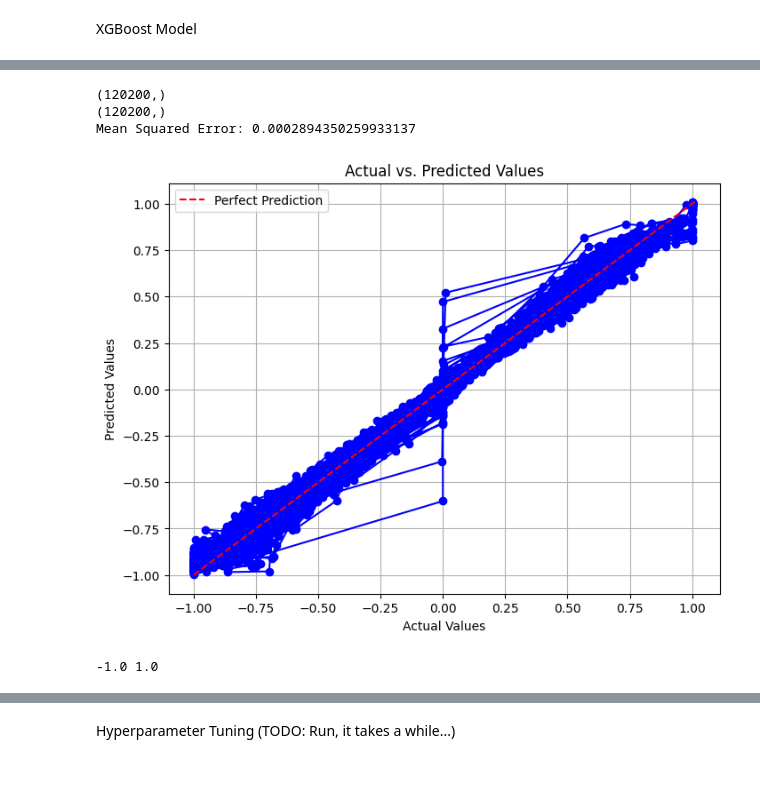
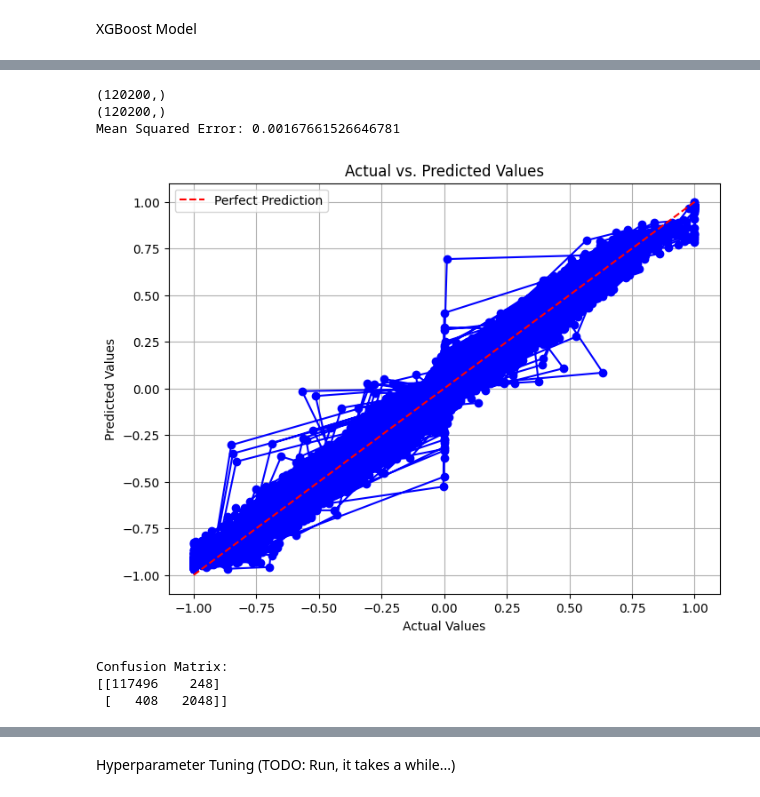
Before and after one commit to Ragdety/TorquePredictionModels, a Jupyter notebook: src/notebooks/TorquePred_XGBoost.ipynb, the cells around one changed output, grey strips where cells are left out. Cells and saved outputs as stored; diff of their text form; code cells hidden in the pictures.

```diff
--- a/notebooks/TorquePred_XGBoost.ipynb
+++ b/src/notebooks/TorquePred_XGBoost.ipynb
@@ -96,13 +89,14 @@ import logging
 
 from data.csc_data import CSCDataset
 from data.df_preprocessing import (
-  MinMaxScalerDP, CompositeDP, TorqueLagAdderDP,
-  LowPassFilterDP, FeatureAdderDP, FeatureRemoverDP
+  EMAFeatureAdderDP, CompositeDP, LagAdderDP, RollingMeanFeatureAdderDP,
+  LowPassFilterDP, FeatureAdderDP, FeatureRemoverDP, MinMaxScalerDP
 )
 from functions.constants import FEATURES
 
 DATASET_NAME = 'AUDI_Q3_2ND_GEN'
 IS_PREDICTION = False
+
 
 
 # TODO: These will be part of the training data pipeline in the actual code (not a notebook)
@@ -112,22 +106,25 @@ IS_PREDICTION = False
 train_preprocessor = CompositeDP([
     FeatureAdderDP([
         add_steering_velocity,
-        add_steering_acceleration,
-        add_rolling_torque
+        add_steering_acceleration
     ]),
-    TorqueLagAdderDP(lag=1),
-    TorqueLagAdderDP(lag=2),
-    TorqueLagAdderDP(lag=3),
+    RollingMeanFeatureAdderDP(["steerFiltered"], window=5),
+    LagAdderDP("steerFiltered", lag=1),
+    LagAdderDP("steerFiltered", lag=2),
+    LagAdderDP("steerFiltered", lag=3),
     FeatureRemoverDP(['t']),
-    FeatureRemoverDP(['steerFiltered'])
+    FeatureRemoverDP(['steerFiltered']),
+    # MinMaxScalerDP(save_path='./min_max_scaler.pkl')
 ])
+
+train_preprocessor.save()
 
 label_preprocessor = None
 
 
 dataset = CSCDataset(DATASET_NAME,
                      FEATURES,
-                     download=False,
+                     download=True,
                      train_preprocessor=train_preprocessor,
                      label_preprocessor=label_preprocessor,
                      is_prediction=IS_PREDICTION,
@@ -242,6 +280,20 @@ XGBRegressor(base_score=None, booster=None, callbacks=None,
 # %%
+import xgboost as xgb
+import matplotlib.pyplot as plt
+from sklearn.metrics import mean_squared_error
+
+# Load Model
+model = xgb.XGBRegressor()
+
+model_name = 'torque_pred_xgboost_model'
+is_latest = True
+
+if is_latest:
+    # Load the latest model
+    model.load_model(f'xgboost_saved_models\\{model_name}_latest.json')
+
+
 # Reshape 3D array into 2D array (1300)
-
 y_test = y_test.reshape(-1, 1).squeeze()
 print(y_test.shape)
 
@@ -250,41 +302,67 @@ y_pred = model.predict(X_test)
 
 print(y_pred.shape)
 
-from sklearn.metrics import mean_squared_error
 mse = mean_squared_error(y_test, y_pred)
 print(f"Mean Squared Error: {mse}")
 
 # Plot predictions vs. actual values, in a linear plot
-import matplotlib.pyplot as plt
 
 # Create the plot
 plt.figure(figsize=(8, 6))  # Adjust figure size as needed
 plt.plot(y_test, y_pred, marker='o', linestyle='-', color='blue')
 
 # Add a diagonal line for perfect predictions
 min_val = min(min(y_test), min(y_pred))
 max_val = max(max(y_test), max(y_pred))
 plt.plot([min_val, max_val], [min_val, max_val], linestyle='--', color='red', label='Perfect Prediction')
 
 # Add labels and title
 plt.xlabel("Actual Values")
 plt.ylabel("Predicted Values")
 plt.title("Actual vs. Predicted Values")
 
 # Add a legend
 plt.legend()
 
 plt.grid(True)
 plt.show()
 # %% [output]
 (120200,)
 (120200,)
-Mean Squared Error: 0.0002894350259933137
+Mean Squared Error: 0.00167661526646781
-[figure, old version]
+[figure, new version]
-# %%
-print(y_test.min(), y_test.max())
-# %% [output]
--1.0 1.0
+# %%
+# Confusion matrix
+from sklearn.metrics import confusion_matrix
+
+# Plot confusion matrix
+import seaborn as sns
+
+# Convert probabilities to binary predictions
+y_pred_binary = (y_pred > 0.5).astype(int)
+y_test_binary = (y_test > 0.5).astype(int)
+
+# Compute confusion matrix
+cm = confusion_matrix(y_test_binary, y_pred_binary)
+
+print("Confusion Matrix:")
+print(cm)
+
+
+# # Create the plot
+# plt.figure(figsize=(8, 6))  # Adjust figure size as needed
+# sns.heatmap(cm, annot=True, fmt='d', cmap='Blues')
+
+# # Add labels and title
+# plt.xlabel("Predicted Labels")
+# plt.ylabel("True Labels")
+# plt.title("Confusion Matrix")
+
+# plt.show()
+# %% [output]
+Confusion Matrix:
+[[117496    248]
+ [   408   2048]]
 # %%
 import matplotlib.pyplot as plt
 
```
Also changed, not shown: parts of 14 cells of this notebook, 25 other files.
